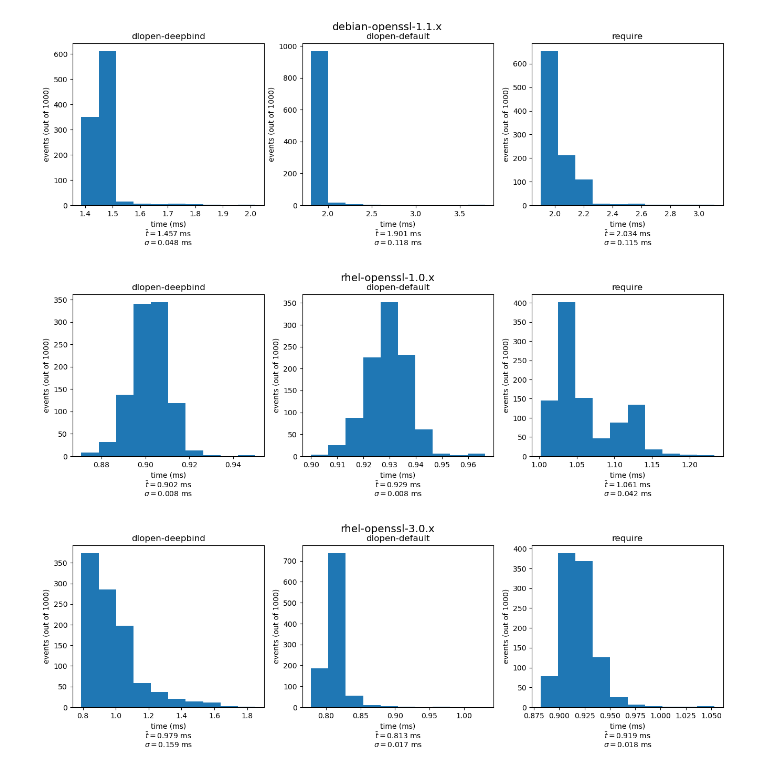
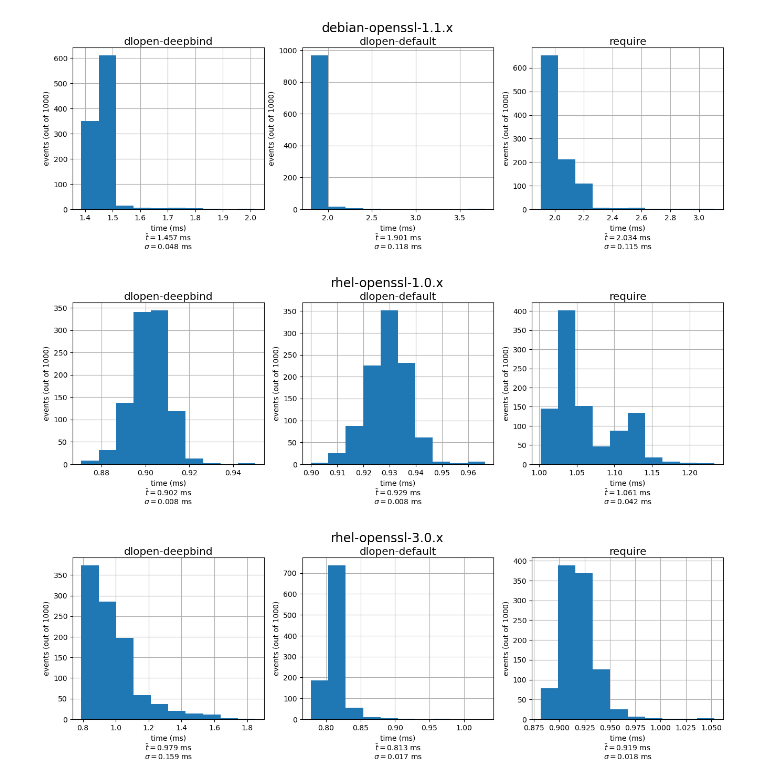
Before and after one commit to aqrln/node-dlopen-benchmark, a Jupyter notebook: Graphs.ipynb, the cells around one changed output. Saved outputs shown, nothing was run; the diff lists cells and outputs as text; code cells hidden in the pictures.

Commit message:
Improve plot design

```diff
--- a/Graphs.ipynb
+++ b/Graphs.ipynb
@@ -12,16 +12,18 @@ for platform in os.listdir("results"):
 # %%
 for platform in sorted(benches):
     fig, ax = plt.subplots(1, len(benches[platform]), figsize=(16, 4))
-    fig.suptitle(platform, fontsize="x-large")
+    fig.suptitle(platform, fontsize="xx-large", y=1)
     for i, bench_name in enumerate(benches[platform]):
         values = benches[platform][bench_name]
         mean = np.mean(values).round(3)
         stdev = np.std(values).round(3)
-        ax[i].set_title(bench_name)
+        ax[i].grid(visible=True)
+        ax[i].set_axisbelow(True)
+        ax[i].set_title(bench_name, fontsize="x-large", y=0.99)
         ax[i].hist(values)
         ax[i].set_xlabel(f"time (ms)\n$\\bar{{t}} = {mean}$ ms\n$\\sigma = {stdev}$ ms")
         ax[i].set_ylabel(f"events (out of {len(values)})")
 # %% [output]
-[figure, old version]
+[figure, new version]
-[figure, old version]
+[figure, new version]
-[figure, old version]
+[figure, new version]
```
